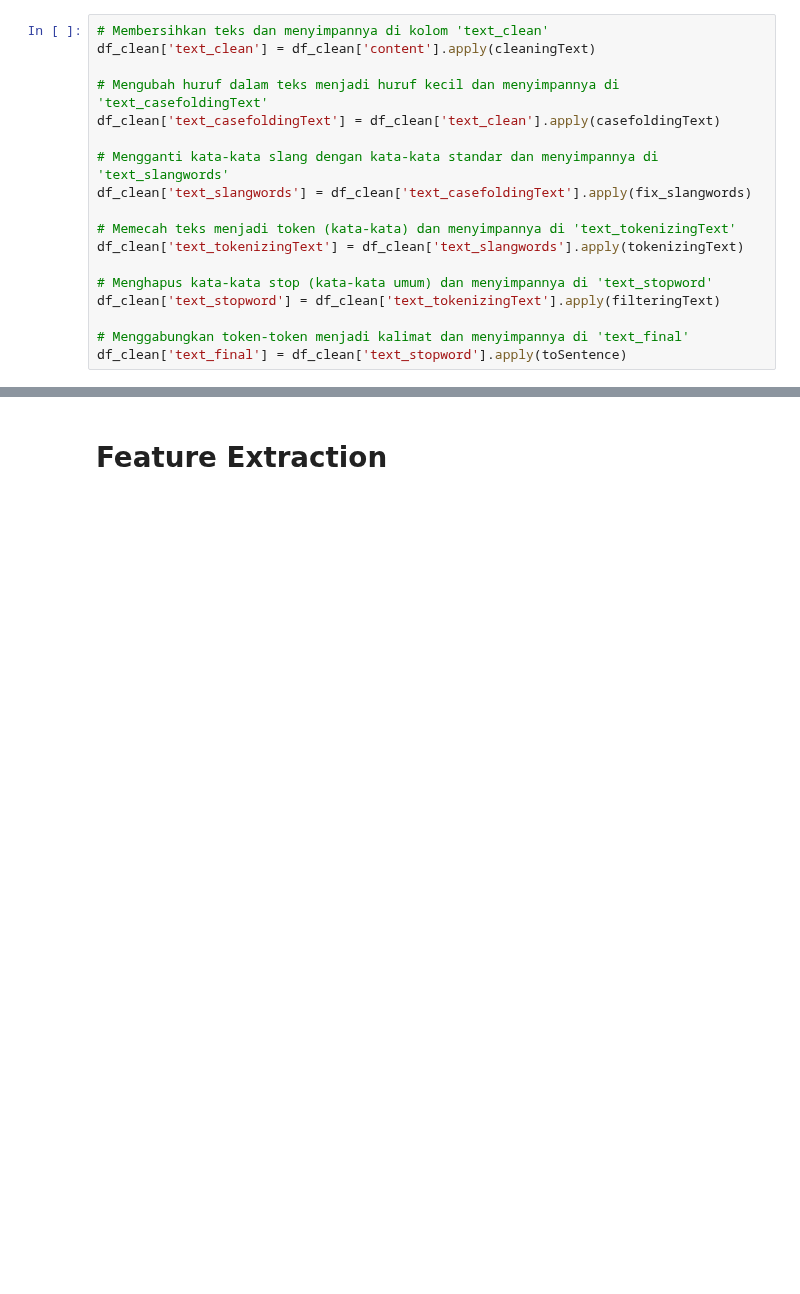
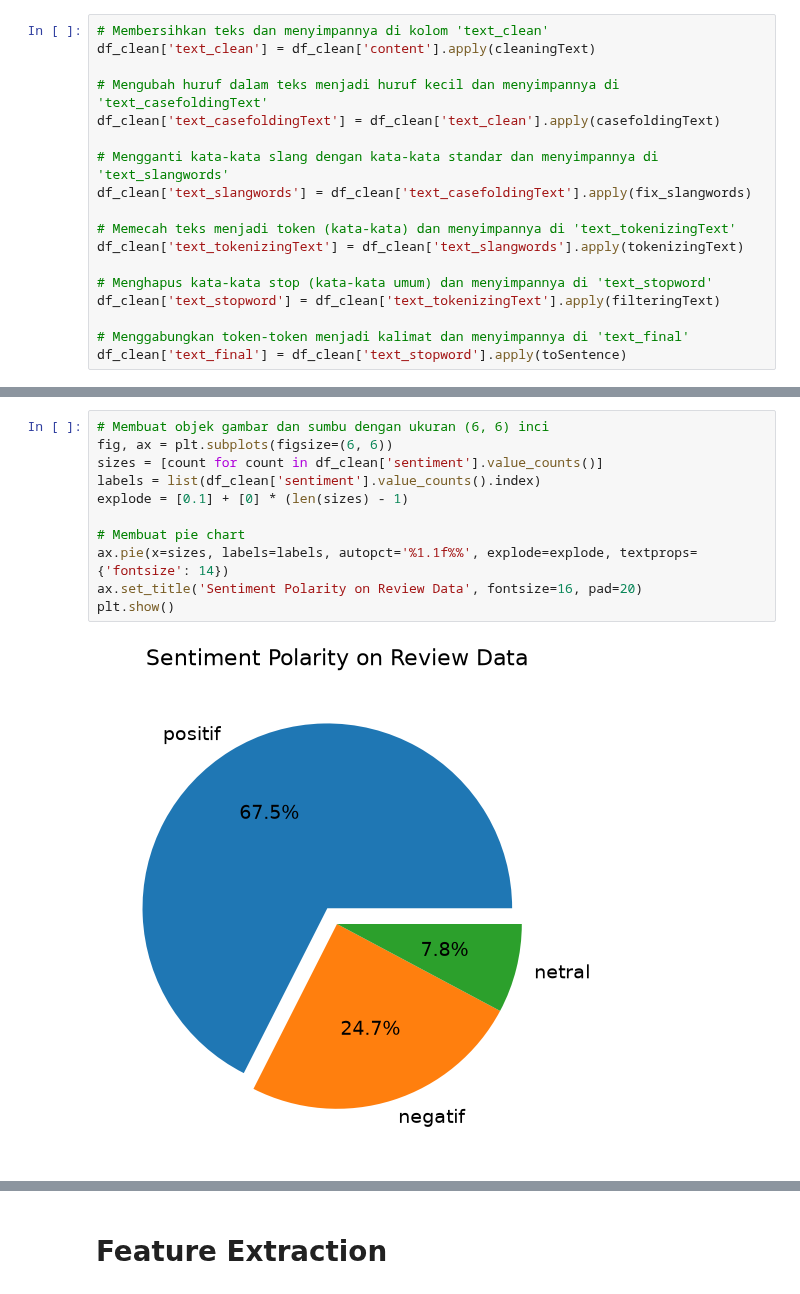
Before and after one commit to hairulanaam/sentiment-analysis-noice-app, a Jupyter notebook: training.ipynb, the cells around one changed output, grey strips where cells are left out. Drawn from its saved outputs; the diff is of its cells as text; blank space fills up the shorter version.

```diff
--- a/training.ipynb
+++ b/training.ipynb
@@ -204,0 +246,13 @@ df_clean.head()
+# %%
+# Membuat objek gambar dan sumbu dengan ukuran (6, 6) inci
+fig, ax = plt.subplots(figsize=(6, 6))
+sizes = [count for count in df_clean['sentiment'].value_counts()]
+labels = list(df_clean['sentiment'].value_counts().index)
+explode = [0.1] + [0] * (len(sizes) - 1)
+
+# Membuat pie chart
+ax.pie(x=sizes, labels=labels, autopct='%1.1f%%', explode=explode, textprops={'fontsize': 14})
+ax.set_title('Sentiment Polarity on Review Data', fontsize=16, pad=20)
+plt.show()
+# %% [output]
+[figure, added]
```
Also changed, not shown: parts of 27 cells of this notebook, 2 other files.
